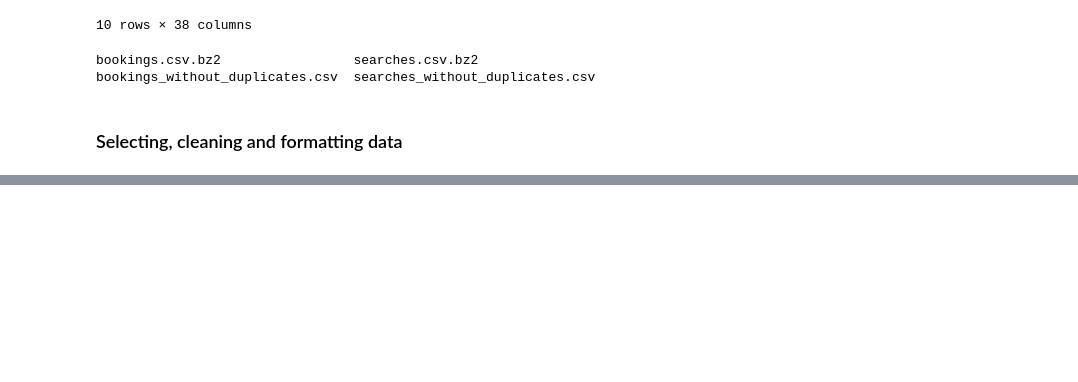
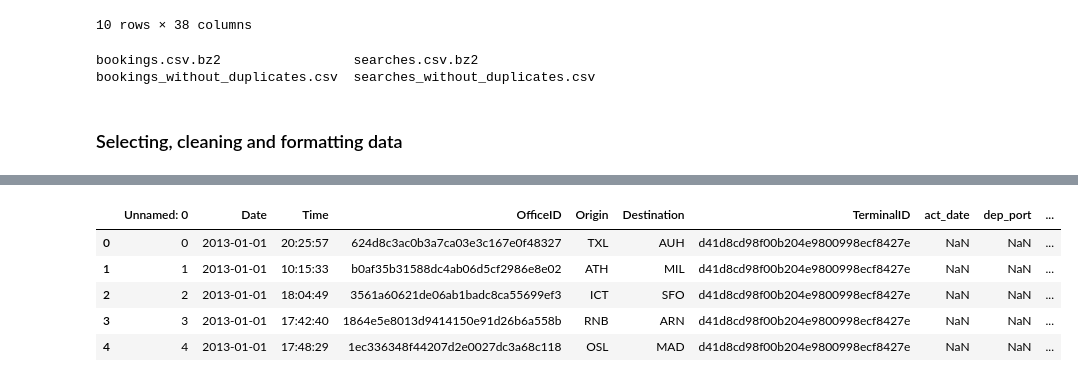
Before and after one commit to Laurajmoreno/DS_Challenge, a Jupyter notebook: Exercise 4 - Searches with bookings match.ipynb, the cells around one changed output, grey strips where cells are left out. Drawn from its saved outputs; the diff is of its cells as text; code cells hidden in the pictures; blank space fills up the shorter version.

```diff
--- a/Exercise 4 - Searches with bookings match.ipynb
+++ b/Exercise 4 - Searches with bookings match.ipynb
@@ -224,0 +344,9 @@ Wall time: 9.51 s
+# %%
+searches_and_bookings.head()
+# %% [output]
+|  | Unnamed: 0 | Date | Time | OfficeID | Origin | Destination | TerminalID | act_date | dep_port | ... |
+| 0 | 0 | 2013-01-01 | 20:25:57 | 624d8c3ac0b3a7ca03e3c167e0f48327 | TXL | AUH | d41d8cd98f00b204e9800998ecf8427e | NaN | NaN | ... |
+| 1 | 1 | 2013-01-01 | 10:15:33 | b0af35b31588dc4ab06d5cf2986e8e02 | ATH | MIL | d41d8cd98f00b204e9800998ecf8427e | NaN | NaN | ... |
+| 2 | 2 | 2013-01-01 | 18:04:49 | 3561a60621de06ab1badc8ca55699ef3 | ICT | SFO | d41d8cd98f00b204e9800998ecf8427e | NaN | NaN | ... |
+| 3 | 3 | 2013-01-01 | 17:42:40 | 1864e5e8013d9414150e91d26b6a558b | RNB | ARN | d41d8cd98f00b204e9800998ecf8427e | NaN | NaN | ... |
+| 4 | 4 | 2013-01-01 | 17:48:29 | 1ec336348f44207d2e0027dc3a68c118 | OSL | MAD | d41d8cd98f00b204e9800998ecf8427e | NaN | NaN | ... |
```
Also changed, not shown: parts of 20 cells of this notebook.
